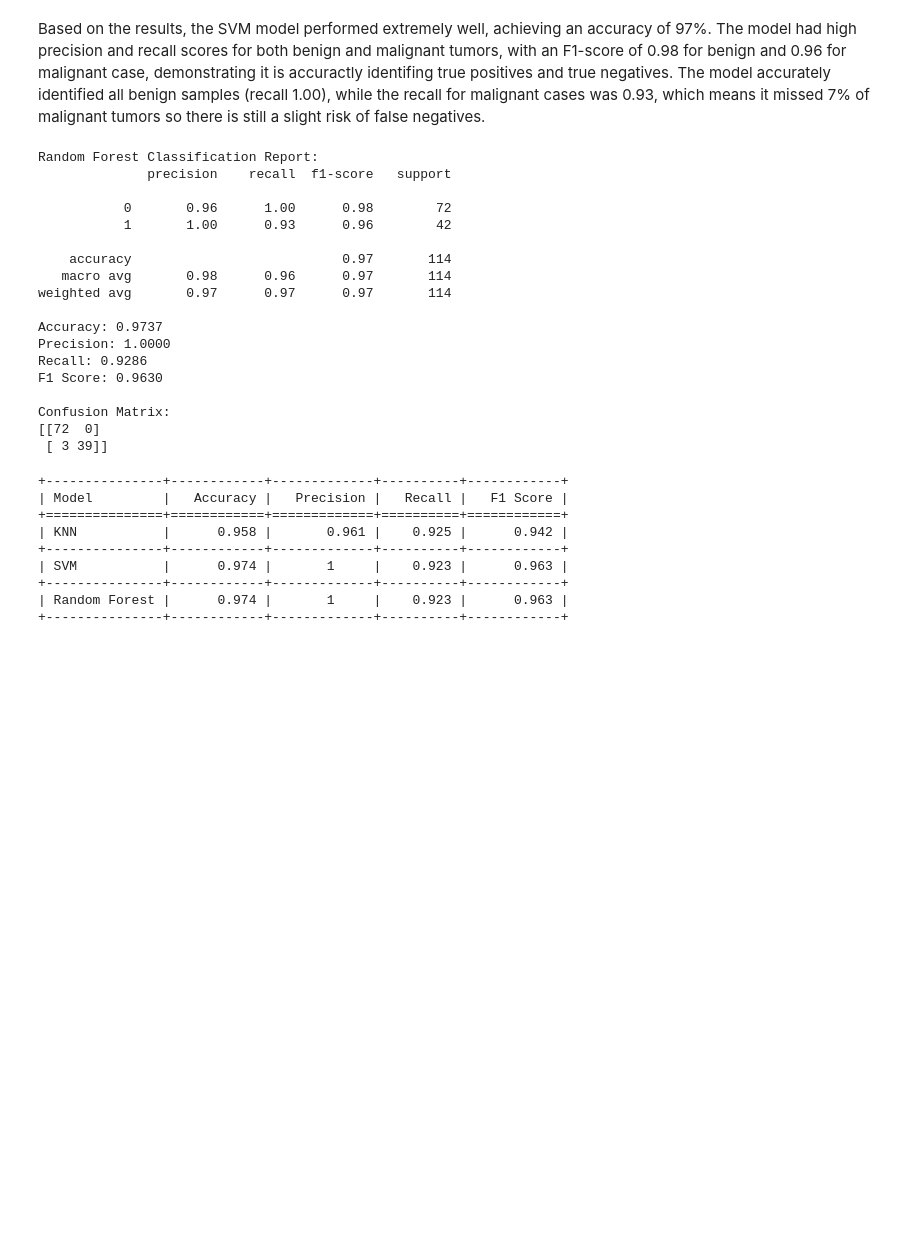
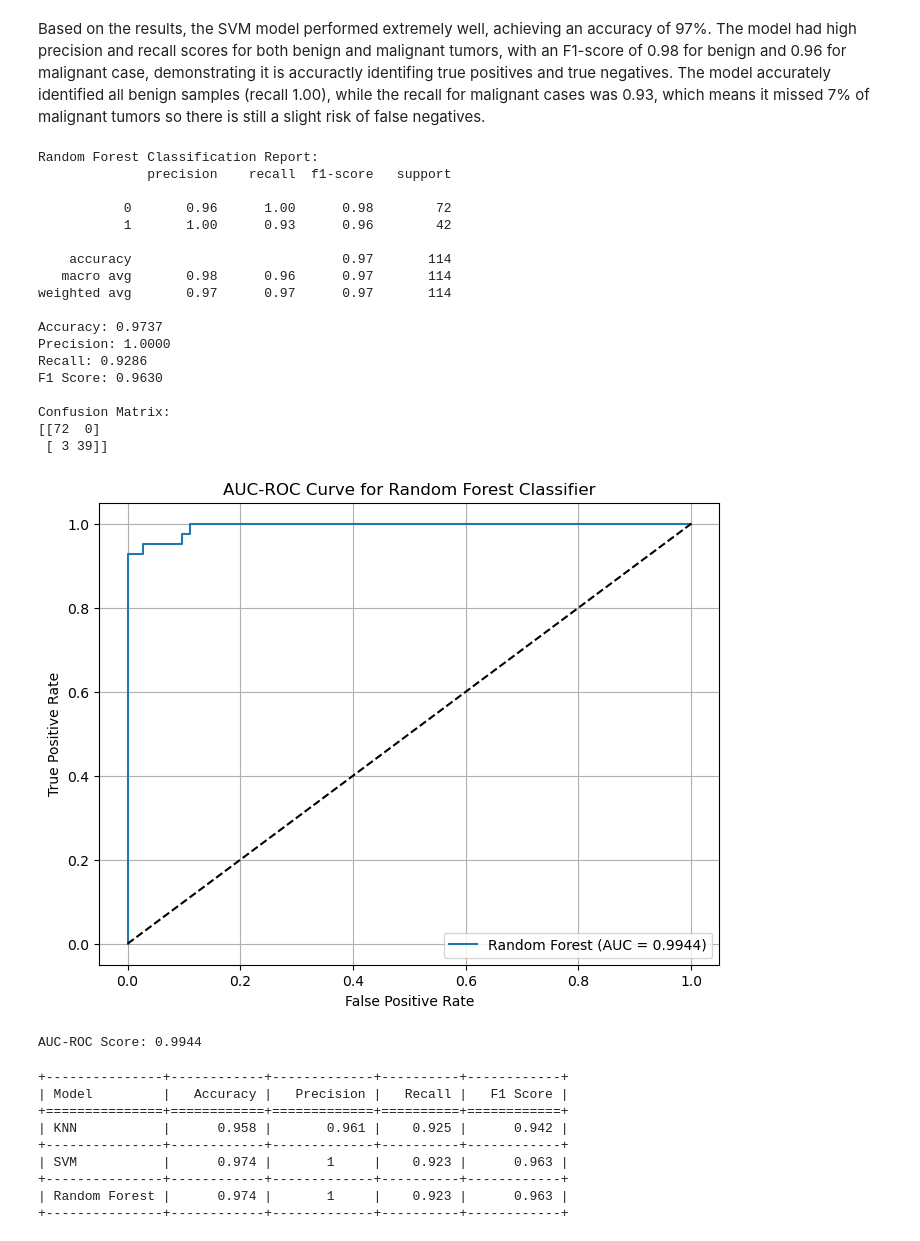
Before and after one commit to Nexus1801/ds502_project, a Jupyter notebook: ds502project.ipynb, the cells around one changed output. Drawn from its saved outputs; the diff is of its cells as text; code cells hidden in the pictures; blank space fills up the shorter version.

```diff
--- a/ds502project.ipynb
+++ b/ds502project.ipynb
@@ -294,9 +293,11 @@ AUC: 0.995
 Based on the results, the SVM model performed extremely well, achieving an accuracy of 97%. The model had high precision and recall scores for both benign and malignant tumors, with an F1-score of 0.98 for benign and 0.96 for malignant case, demonstrating it is accuractly identifing true positives and true negatives. The model accurately identified all benign samples (recall 1.00), while the recall for malignant cases was 0.93, which means it missed 7% of malignant tumors so there is still a slight risk of false negatives.
 # %%
 # Random Forest Classifier
-from sklearn.model_selection import train_test_split
+from sklearn.model_selection import train_test_split  # Fixed the import here
 from sklearn.ensemble import RandomForestClassifier
 from sklearn.metrics import classification_report, confusion_matrix, accuracy_score, precision_score, recall_score, f1_score
+from sklearn.metrics import roc_curve, auc  # Added this import for ROC curve functions
+import matplotlib.pyplot as plt  # Added import for plotting
 
 # Split data into features and target
 X = df.drop(columns=['diagnosis', 'id'])
@@ -320,33 +321,57 @@ print("\nRandom Forest Classification Report:")
 print(classification_report(y_test, y_pred))
 
 # Display individual performance metrics
 print(f"Accuracy: {accuracy_score(y_test, y_pred):.4f}")
 print(f"Precision: {precision_score(y_test, y_pred):.4f}")
 print(f"Recall: {recall_score(y_test, y_pred):.4f}")
 print(f"F1 Score: {f1_score(y_test, y_pred):.4f}")
 
 # Display confusion matrix to see true positives, false positives, etc.
 print("\nConfusion Matrix:")
 print(confusion_matrix(y_test, y_pred))
+
+#Random Forest AUC-ROC Curve
+# Get predicted probabilities for the positive class
+y_prob = rf_model.predict_proba(X_test)[:, 1]
+
+# Compute ROC curve and AUC
+# Make sure you're using the imported functions, not variables with the same names
+fpr, tpr, thresholds = roc_curve(y_test, y_prob)
+roc_auc_score = auc(fpr, tpr)  # Renamed to avoid potential variable name conflicts
+
+# Plot ROC curve
+plt.figure(figsize=(8, 6))
+plt.plot(fpr, tpr, label=f"Random Forest (AUC = {roc_auc_score:.4f})")
+plt.plot([0, 1], [0, 1], 'k--')  # Diagonal baseline
+plt.xlabel("False Positive Rate")
+plt.ylabel("True Positive Rate")
+plt.title("AUC-ROC Curve for Random Forest Classifier")
+plt.legend(loc="lower right")
+plt.grid(True)
+plt.show()
+
+print(f"\nAUC-ROC Score: {roc_auc_score:.4f}")
 # %% [output]
 Random Forest Classification Report:
               precision    recall  f1-score   support
 
            0       0.96      1.00      0.98        72
            1       1.00      0.93      0.96        42
 
     accuracy                           0.97       114
    macro avg       0.98      0.96      0.97       114
 weighted avg       0.97      0.97      0.97       114
 
 Accuracy: 0.9737
 Precision: 1.0000
 Recall: 0.9286
 F1 Score: 0.9630
 
 Confusion Matrix:
 [[72  0]
  [ 3 39]]
+[figure, added]
+AUC-ROC Score: 0.9944
 # %%
 # creating summary table to compare evaluation metrics of all models
 from tabulate import tabulate
```
Also changed, not shown: parts of 2 cells of this notebook.
